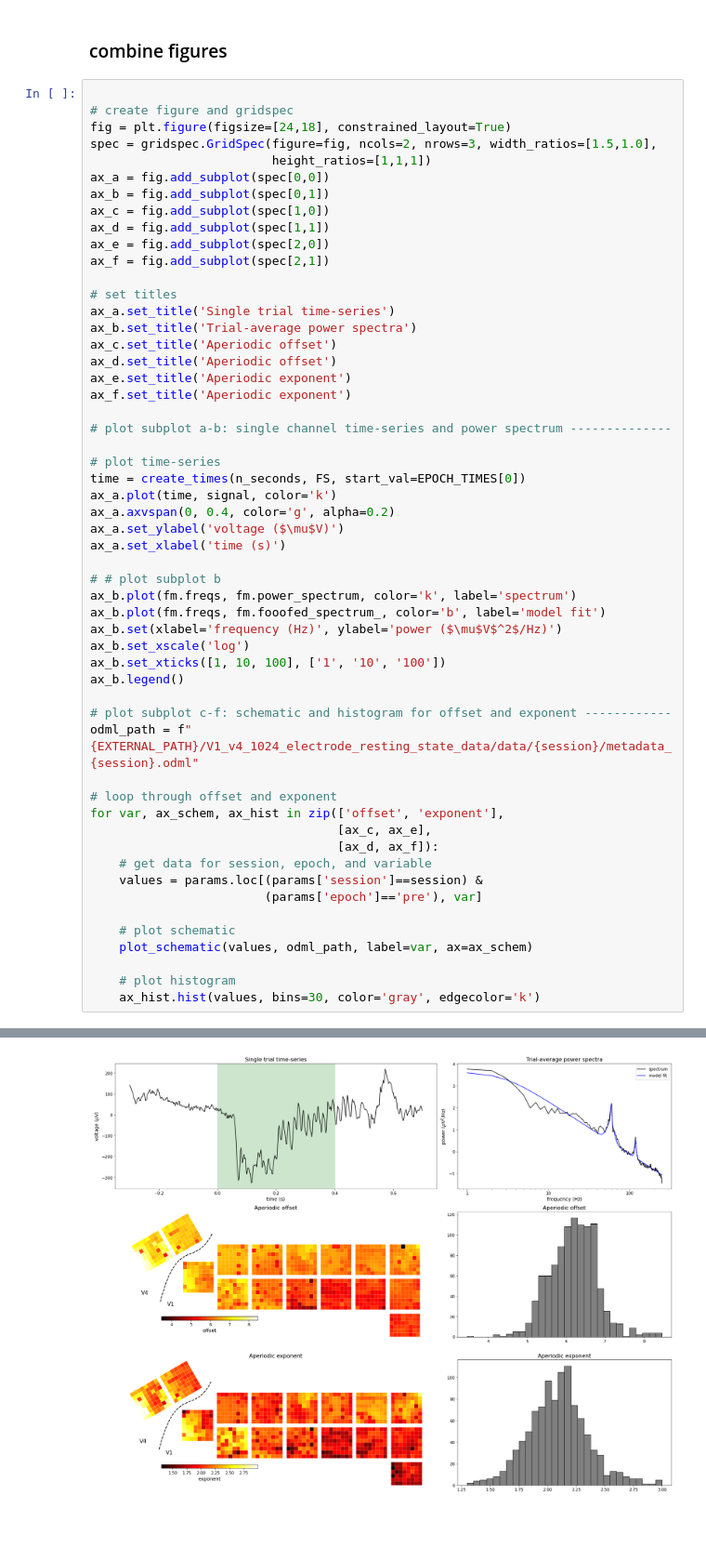
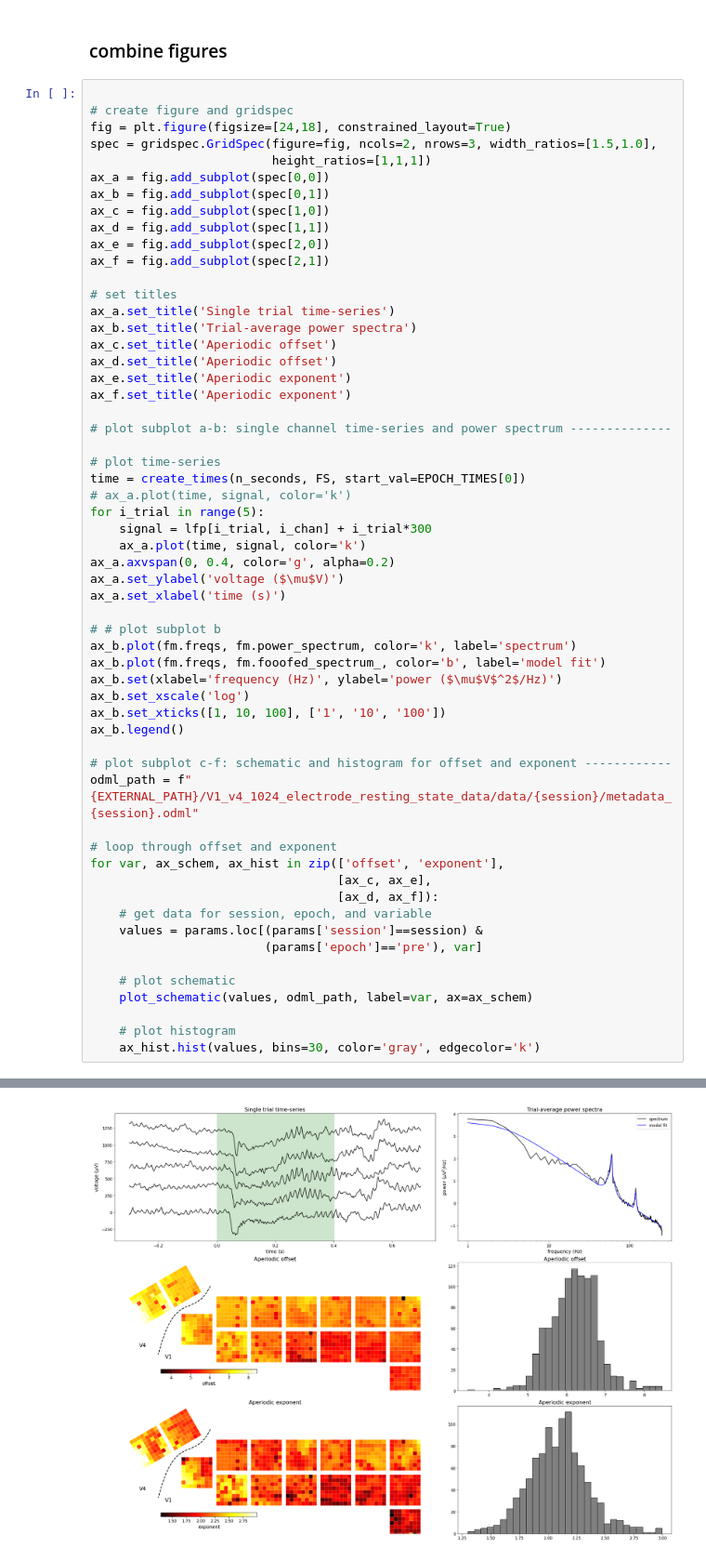
Before and after one commit to voytekresearch/v1_v4_1024_elec, a Jupyter notebook: notebooks/sfn_2024/panel_5.ipynb, the cells around one changed output, grey strips where cells are left out. Shown at 93% size. Drawn from its saved outputs; the diff is of its cells as text; blank space fills up the shorter version.

Commit message:
plot multiple trial time-series

```diff
--- a/notebooks/sfn_2024/panel_5.ipynb
+++ b/notebooks/sfn_2024/panel_5.ipynb
@@ -245,7 +211,10 @@ ax_f.set_title('Aperiodic exponent')
 
 # plot time-series
 time = create_times(n_seconds, FS, start_val=EPOCH_TIMES[0])
-ax_a.plot(time, signal, color='k')
+# ax_a.plot(time, signal, color='k')
+for i_trial in range(5):
+    signal = lfp[i_trial, i_chan] + i_trial*300
+    ax_a.plot(time, signal, color='k')
 ax_a.axvspan(0, 0.4, color='g', alpha=0.2)
 ax_a.set_ylabel('voltage ($\mu$V)')
 ax_a.set_xlabel('time (s)')
@@ -285,4 +252,4 @@ UserWarning: This figure was using constrained_layout, but that is incompatible
 warning[None:5:<{http://www.w3.org/1999/xsl/transform}stylesheet>]: Invalid element <{http://www.w3.org/1999/xsl/transform}stylesheet> inside <odML> tag
  (line 5)
 warning[None:5:<{http://www.w3.org/1999/xsl/transform}stylesheet>]: Invalid element <{http://www.w3.org/1999/xsl/transform}stylesheet> in odML document section <odML>  (line 5)
-[figure, old version]
+[figure, new version]
```
Also changed, not shown: parts of 10 cells of this notebook.
